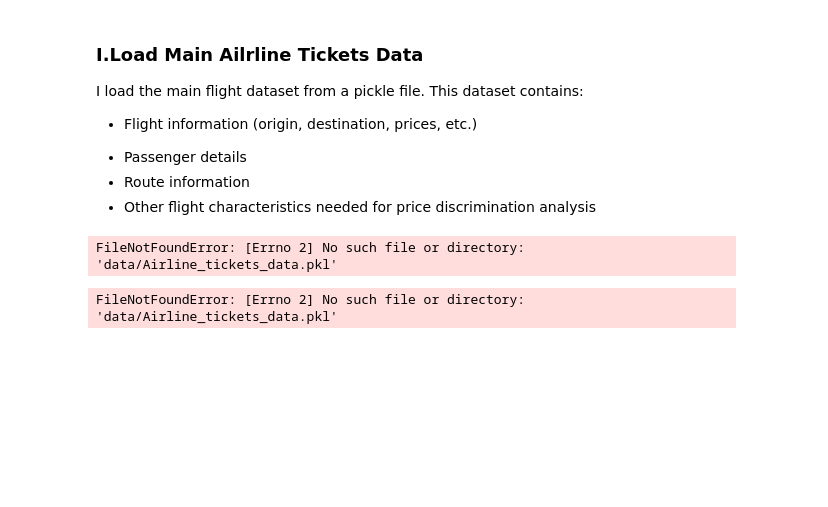
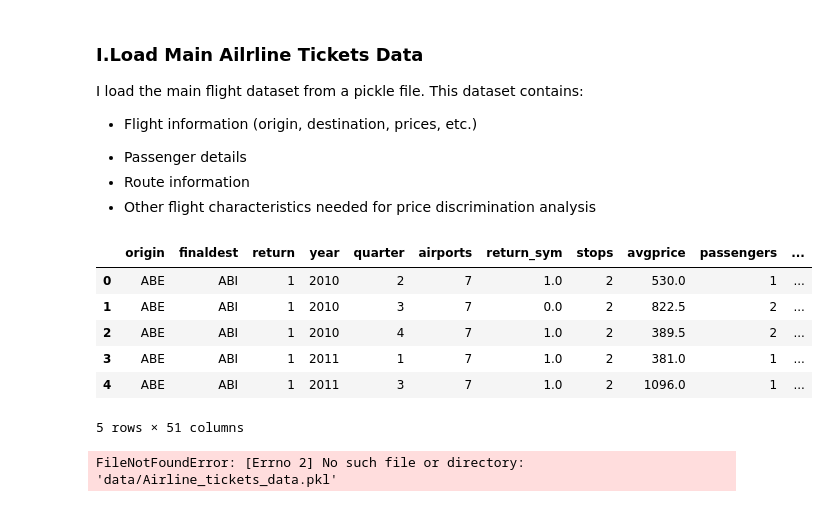
Before and after one commit to ZlataSparrow/Airline_Price_Discrimination, a Jupyter notebook: notebooks/01_Data_Prep.ipynb, the cells around one changed output. Cells and saved outputs as stored; diff of their text form; code cells hidden in the pictures; blank space fills up the shorter version.

Commit message:
Update data preparation notebook to correct file path for data loading and remove obsolete notebook file.

```diff
--- a/notebooks/01_Data_Prep.ipynb
+++ b/notebooks/01_Data_Prep.ipynb
@@ -28,10 +28,16 @@ I load the main flight dataset from a pickle file. This dataset contains:
 # %%
 import pandas as pd
 
-df = pd.read_pickle("data/Airline_tickets_data.pkl")
+df = pd.read_pickle("../data/Airline_tickets_data.pkl")
 df.head()
 # %% [output]
+|  | origin | finaldest | return | year | quarter | airports | return_sym | stops | avgprice | passengers | ... |
+| 0 | ABE | ABI | 1 | 2010 | 2 | 7 | 1.0 | 2 | 530.0 | 1 | ... |
+| 1 | ABE | ABI | 1 | 2010 | 3 | 7 | 0.0 | 2 | 822.5 | 2 | ... |
+| 2 | ABE | ABI | 1 | 2010 | 4 | 7 | 1.0 | 2 | 389.5 | 2 | ... |
+| 3 | ABE | ABI | 1 | 2011 | 1 | 7 | 1.0 | 2 | 381.0 | 1 | ... |
+| 4 | ABE | ABI | 1 | 2011 | 3 | 7 | 1.0 | 2 | 1096.0 | 1 | ... |
-FileNotFoundError: [Errno 2] No such file or directory: 'data/Airline_tickets_data.pkl'
+5 rows × 51 columns
 # %%
 data = pd.read_pickle("data/Airline_tickets_data.pkl")
 data.head()
```
Also changed, not shown: 1 other file.
